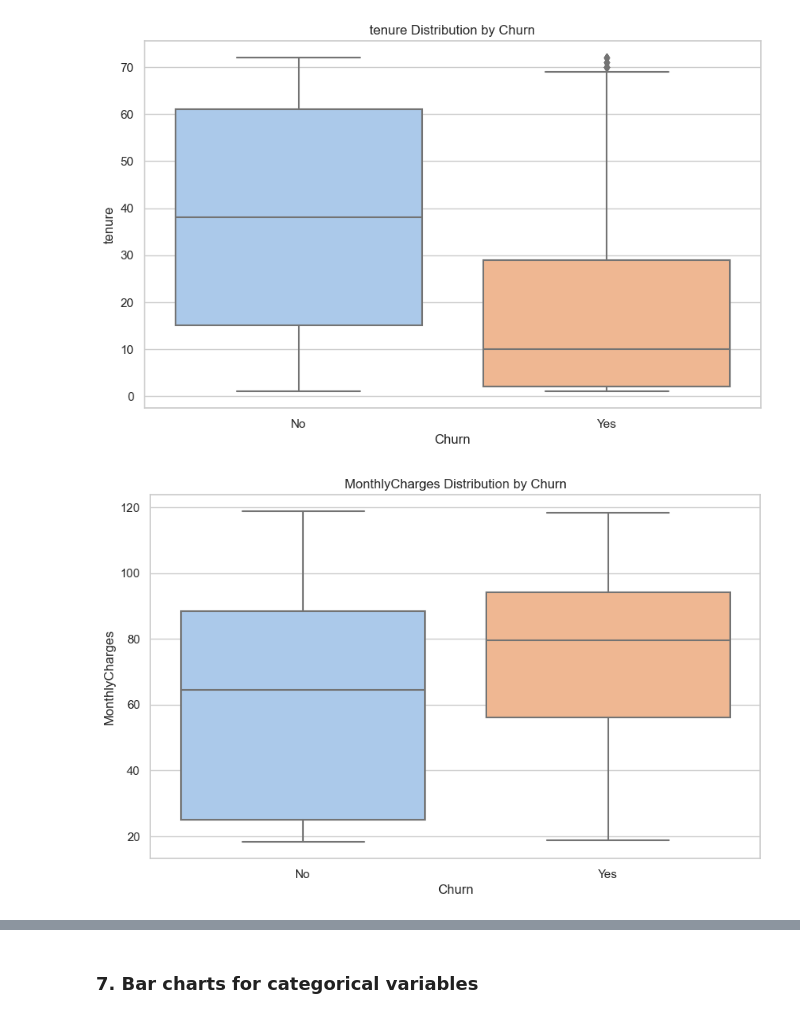
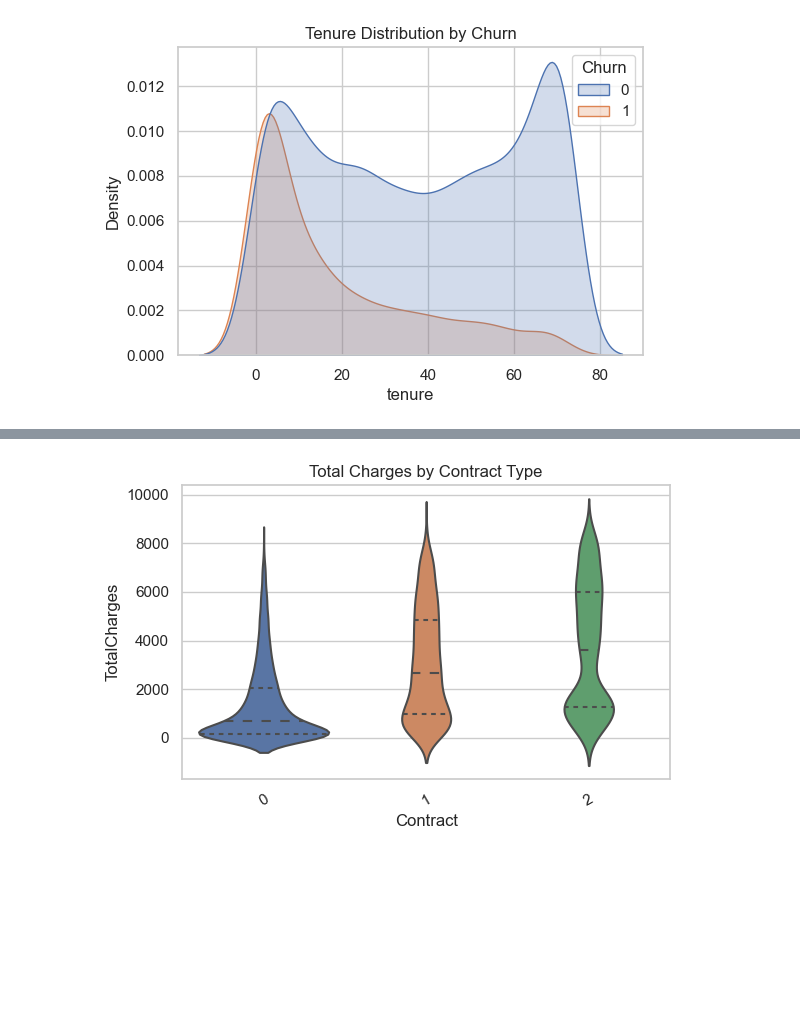
Before and after one commit to prathamesh693/02_Customer-Churn-Prediction-in-Telecom-Industry, a Jupyter notebook: 03_Notebooks/EDA.ipynb, the cells around one changed output, grey strips where cells are left out. Cells and saved outputs as stored; diff of their text form; code cells hidden in the pictures; blank space fills up the shorter version.

```diff
--- a/03_Notebooks/EDA.ipynb
+++ b/03_Notebooks/EDA.ipynb
@@ -9,7 +9,7 @@ sns.set(style="whitegrid")
 plt.rcParams['figure.figsize'] = (10, 6)
 # %%
 # 1. Load the dataset
-df = pd.read_csv("R:/Projects/1_Data_Science & ML_Projects/02_Customer Churn Prediction in Telecom Industry/02_Data/Telco-Customer-Churn.csv")
+df = pd.read_csv("R:/Projects/1_Data_Science & ML_Projects/02_Customer Churn Prediction in Telecom Industry/02_Data/preprocessed_data.csv")
 # %%
 # 2. Basic info about data
 print("----- Data Info -----")
@@ -155,9 +154,8 @@ plt.show()
 # %%
-for col in ['tenure', 'MonthlyCharges', 'TotalCharges']:
-    plt.figure()
-    sns.boxplot(x='Churn', y=col, data=df, palette='pastel')
-    plt.title(f'{col} Distribution by Churn')
-    plt.show()
+# 5. KDE Plot: Tenure by Churn
+plt.figure(figsize=(6, 4))
+sns.kdeplot(data=df, x='tenure', hue='Churn', fill=True)
+plt.title("Tenure Distribution by Churn")
+plt.savefig("R:/Projects/1_Data_Science & ML_Projects/02_Customer Churn Prediction in Telecom Industry/07_EDA_Outputs/05_Tenure_Distribution.png")
 # %% [output]
-[figure, old version]
+[figure, new version]
-[figure, removed]
@@ -165,3 +162,11 @@ for col in ['tenure', 'MonthlyCharges', 'TotalCharges']:
-# %% [markdown]
-### 7. Bar charts for categorical variables
+# %%
+# 6. Violin Plot: TotalCharges by Contract
+plt.figure(figsize=(6, 4))
+sns.violinplot(x='Contract', y='TotalCharges', data=df, inner="quartile")
+plt.title("Total Charges by Contract Type")
+plt.xticks(rotation=30)
+plt.tight_layout()
+plt.savefig("R:/Projects/1_Data_Science & ML_Projects/02_Customer Churn Prediction in Telecom Industry/07_EDA_Outputs/06_Total_charge_by_Contract.png")
+# %% [output]
+[figure, added]
 # %%
```
Also changed, not shown: parts of 25 cells of this notebook.
